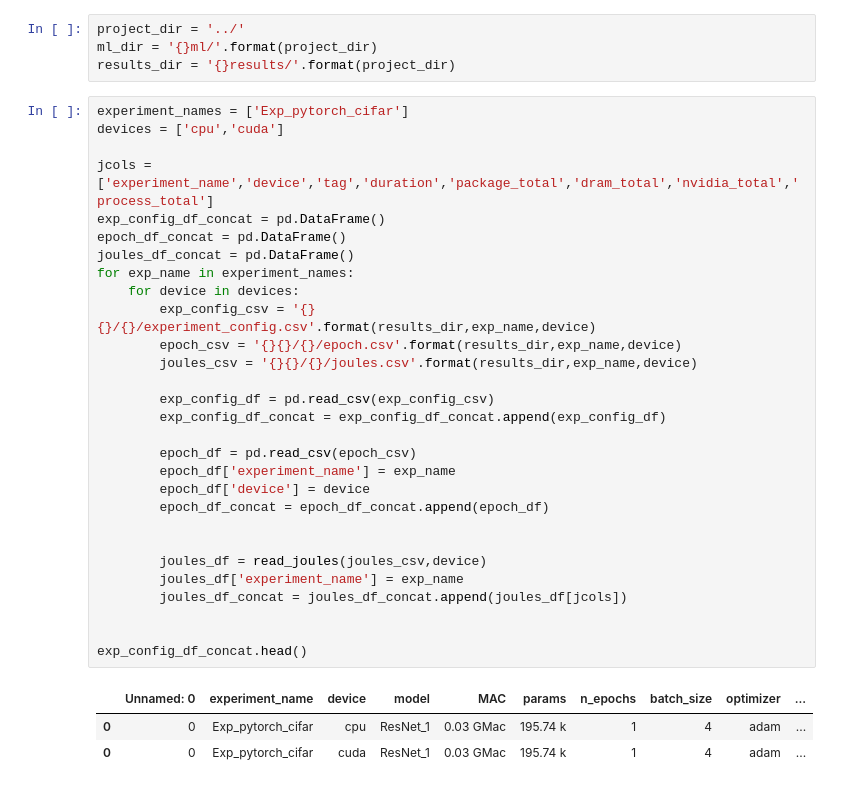
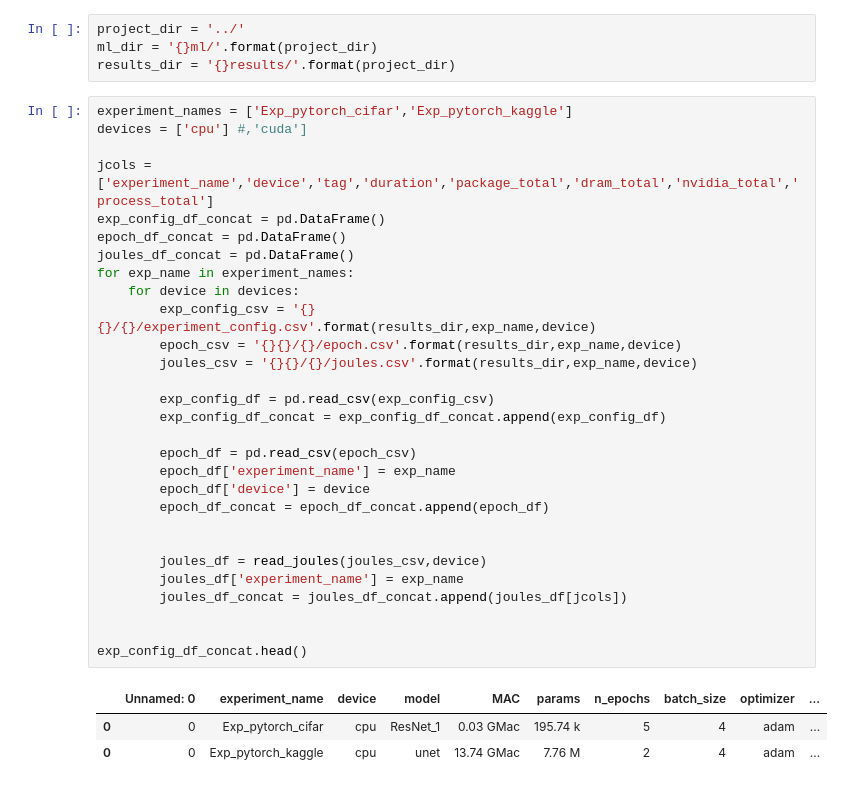
Before and after one commit to neurodatascience/watts_up_compute, a Jupyter notebook: notebooks/6_compare_DL_stages.ipynb, the cells around one changed output. Drawn from its saved outputs; the diff is of its cells as text.

```diff
--- a/notebooks/6_compare_DL_stages.ipynb
+++ b/notebooks/6_compare_DL_stages.ipynb
@@ -16,38 +16,38 @@ project_dir = '../'
 ml_dir = '{}ml/'.format(project_dir)
 results_dir = '{}results/'.format(project_dir)
 # %%
-experiment_names = ['Exp_pytorch_cifar']
-devices = ['cpu','cuda']
+experiment_names = ['Exp_pytorch_cifar','Exp_pytorch_kaggle']
+devices = ['cpu'] #,'cuda']
 
 jcols = ['experiment_name','device','tag','duration','package_total','dram_total','nvidia_total','process_total']
 exp_config_df_concat = pd.DataFrame()
 epoch_df_concat = pd.DataFrame()
 joules_df_concat = pd.DataFrame()
 for exp_name in experiment_names:
     for device in devices:
         exp_config_csv = '{}{}/{}/experiment_config.csv'.format(results_dir,exp_name,device)
         epoch_csv = '{}{}/{}/epoch.csv'.format(results_dir,exp_name,device)
         joules_csv = '{}{}/{}/joules.csv'.format(results_dir,exp_name,device)
 
         exp_config_df = pd.read_csv(exp_config_csv)
         exp_config_df_concat = exp_config_df_concat.append(exp_config_df)
 
         epoch_df = pd.read_csv(epoch_csv)
         epoch_df['experiment_name'] = exp_name
         epoch_df['device'] = device
         epoch_df_concat = epoch_df_concat.append(epoch_df)
 
 
         joules_df = read_joules(joules_csv,device)
         joules_df['experiment_name'] = exp_name
         joules_df_concat = joules_df_concat.append(joules_df[jcols])
 
 
 exp_config_df_concat.head()
 # %% [output]
 |  | Unnamed: 0 | experiment_name | device | model | MAC | params | n_epochs | batch_size | optimizer | ... |
-| 0 | 0 | Exp_pytorch_cifar | cpu | ResNet_1 | 0.03 GMac | 195.74 k | 1 | 4 | adam | ... |
-| 0 | 0 | Exp_pytorch_cifar | cuda | ResNet_1 | 0.03 GMac | 195.74 k | 1 | 4 | adam | ... |
+| 0 | 0 | Exp_pytorch_cifar | cpu | ResNet_1 | 0.03 GMac | 195.74 k | 5 | 4 | adam | ... |
+| 0 | 0 | Exp_pytorch_kaggle | cpu | unet | 13.74 GMac | 7.76 M | 2 | 4 | adam | ... |
 # %%
 plot_df = joules_df_concat.copy()
 plot_df = pd.melt(plot_df, id_vars=['experiment_name','device','tag','duration'], value_vars=['package_total','dram_total','nvidia_total','process_total'],
```
Also changed, not shown: parts of 2 cells of this notebook, 7 other files.
